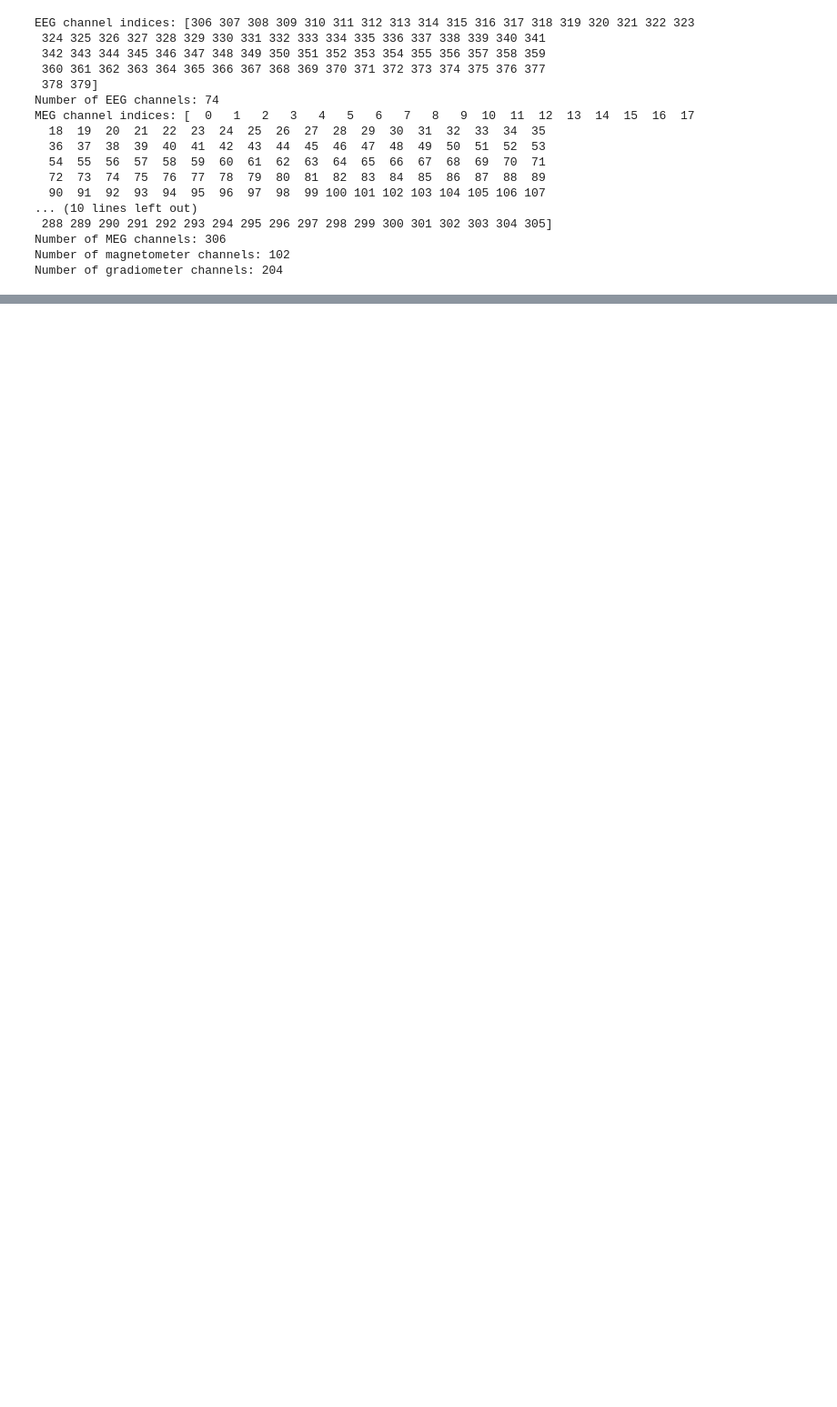
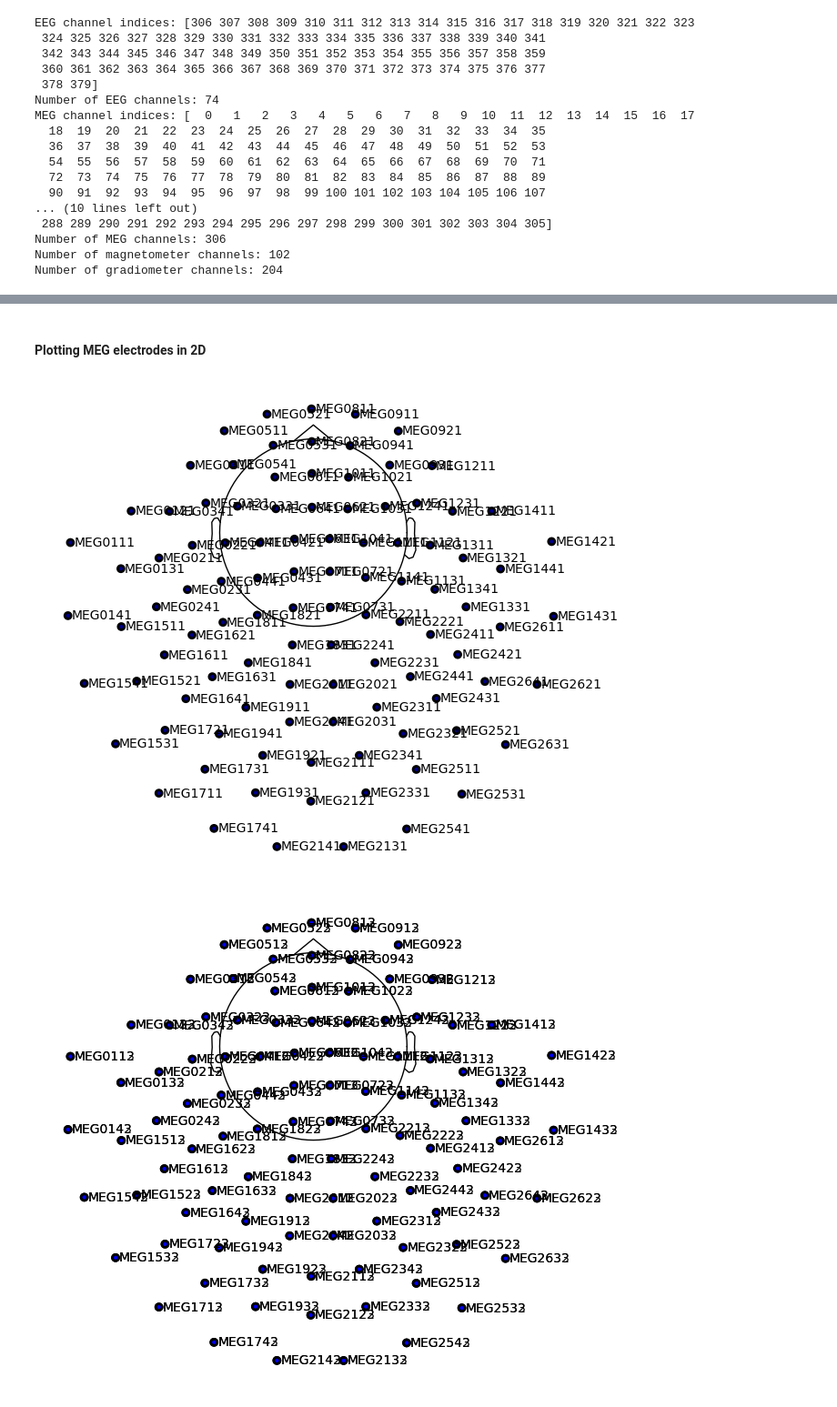
Before and after one commit to timfarkas/Synaptech, a Jupyter notebook: data_magic/data_testing.ipynb, the cells around one changed output, grey strips where cells are left out. Shown at 91% size. Saved outputs shown, nothing was run; the diff lists cells and outputs as text; code cells hidden in the pictures; blank space fills up the shorter version.

```diff
--- a/data_magic/data_testing.ipynb
+++ b/data_magic/data_testing.ipynb
@@ -116,0 +179,11 @@ Number of gradiometer channels: 204
+# %% [markdown]
+#### Plotting MEG electrodes in 2D
+# %%
+import warnings
+with warnings.catch_warnings():
+    warnings.filterwarnings("ignore", category=RuntimeWarning)
+    raw.plot_sensors(kind='topomap', ch_type='mag', show_names=True)  # Only MEG sensors MAG
+    raw.plot_sensors(kind='topomap', ch_type='grad', show_names=True)  # Only MEG sensors
+# %% [output]
+[figure, added]
+[figure, added]
```
Also changed, not shown: parts of 31 cells of this notebook.
